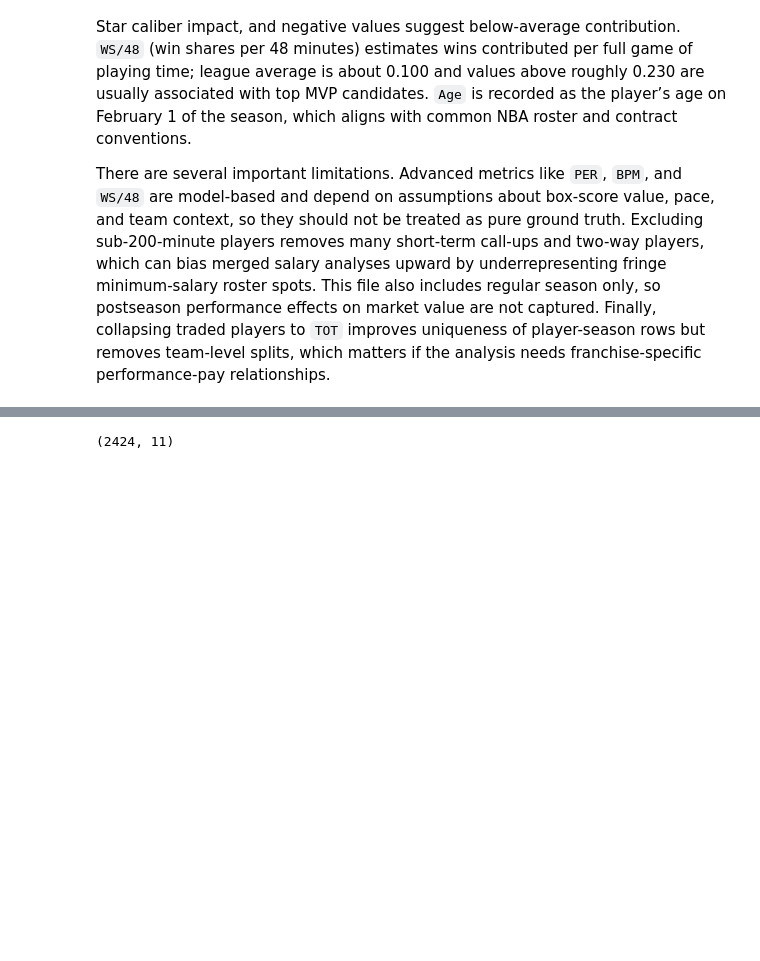
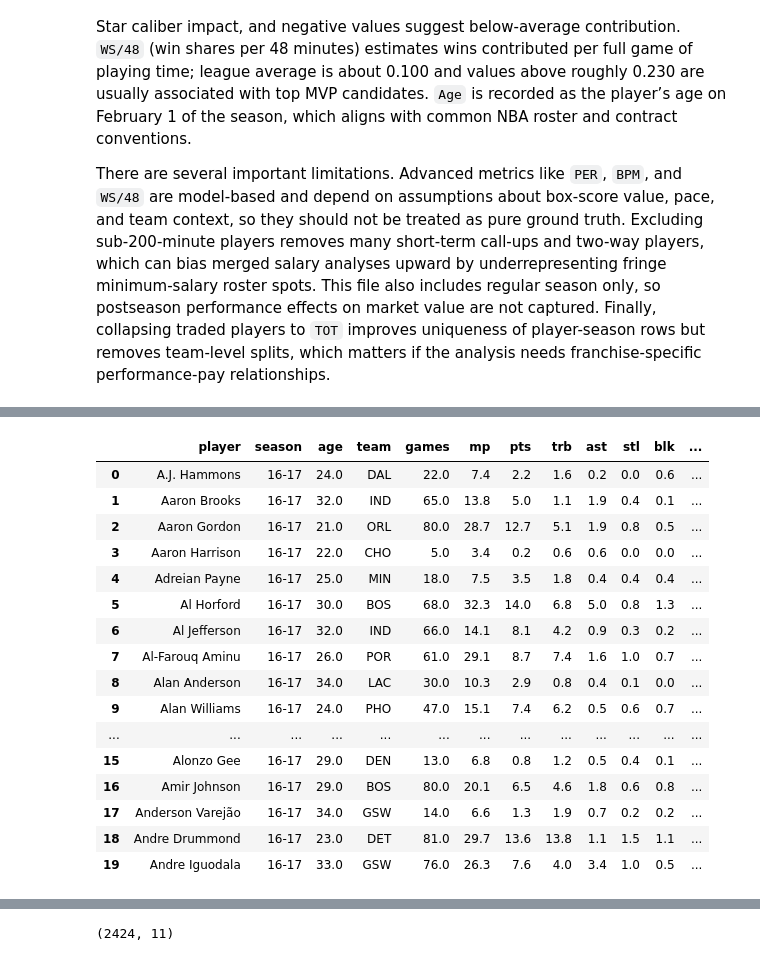
Before and after one commit to COGS108/Group134_WI26, a Jupyter notebook: 01-DataCheckpoint.ipynb, the cells around one changed output, grey strips where cells are left out. Saved outputs shown, nothing was run; the diff lists cells and outputs as text; code cells hidden in the pictures; blank space fills up the shorter version.

```diff
--- a/01-DataCheckpoint.ipynb
+++ b/01-DataCheckpoint.ipynb
@@ -305,0 +329,21 @@ df_combined = pd.concat(dfs, ignore_index=True) if dfs else pd.DataFrame()
+# %%
+#print some players
+df_combined.head(20)
+# %% [output]
+|  | player | season | age | team | games | mp | pts | trb | ast | stl | blk | ... |
+| 0 | A.J. Hammons | 16-17 | 24.0 | DAL | 22.0 | 7.4 | 2.2 | 1.6 | 0.2 | 0.0 | 0.6 | ... |
+| 1 | Aaron Brooks | 16-17 | 32.0 | IND | 65.0 | 13.8 | 5.0 | 1.1 | 1.9 | 0.4 | 0.1 | ... |
+| 2 | Aaron Gordon | 16-17 | 21.0 | ORL | 80.0 | 28.7 | 12.7 | 5.1 | 1.9 | 0.8 | 0.5 | ... |
+| 3 | Aaron Harrison | 16-17 | 22.0 | CHO | 5.0 | 3.4 | 0.2 | 0.6 | 0.6 | 0.0 | 0.0 | ... |
+| 4 | Adreian Payne | 16-17 | 25.0 | MIN | 18.0 | 7.5 | 3.5 | 1.8 | 0.4 | 0.4 | 0.4 | ... |
+| 5 | Al Horford | 16-17 | 30.0 | BOS | 68.0 | 32.3 | 14.0 | 6.8 | 5.0 | 0.8 | 1.3 | ... |
+| 6 | Al Jefferson | 16-17 | 32.0 | IND | 66.0 | 14.1 | 8.1 | 4.2 | 0.9 | 0.3 | 0.2 | ... |
+| 7 | Al-Farouq Aminu | 16-17 | 26.0 | POR | 61.0 | 29.1 | 8.7 | 7.4 | 1.6 | 1.0 | 0.7 | ... |
+| 8 | Alan Anderson | 16-17 | 34.0 | LAC | 30.0 | 10.3 | 2.9 | 0.8 | 0.4 | 0.1 | 0.0 | ... |
+| 9 | Alan Williams | 16-17 | 24.0 | PHO | 47.0 | 15.1 | 7.4 | 6.2 | 0.5 | 0.6 | 0.7 | ... |
+| ... | ... | ... | ... | ... | ... | ... | ... | ... | ... | ... | ... | ... |
+| 15 | Alonzo Gee | 16-17 | 29.0 | DEN | 13.0 | 6.8 | 0.8 | 1.2 | 0.5 | 0.4 | 0.1 | ... |
+| 16 | Amir Johnson | 16-17 | 29.0 | BOS | 80.0 | 20.1 | 6.5 | 4.6 | 1.8 | 0.6 | 0.8 | ... |
+| 17 | Anderson Varejão | 16-17 | 34.0 | GSW | 14.0 | 6.6 | 1.3 | 1.9 | 0.7 | 0.2 | 0.2 | ... |
+| 18 | Andre Drummond | 16-17 | 23.0 | DET | 81.0 | 29.7 | 13.6 | 13.8 | 1.1 | 1.5 | 1.1 | ... |
+| 19 | Andre Iguodala | 16-17 | 33.0 | GSW | 76.0 | 26.3 | 7.6 | 4.0 | 3.4 | 1.0 | 0.5 | ... |
```
Also changed, not shown: parts of 6 cells of this notebook.
